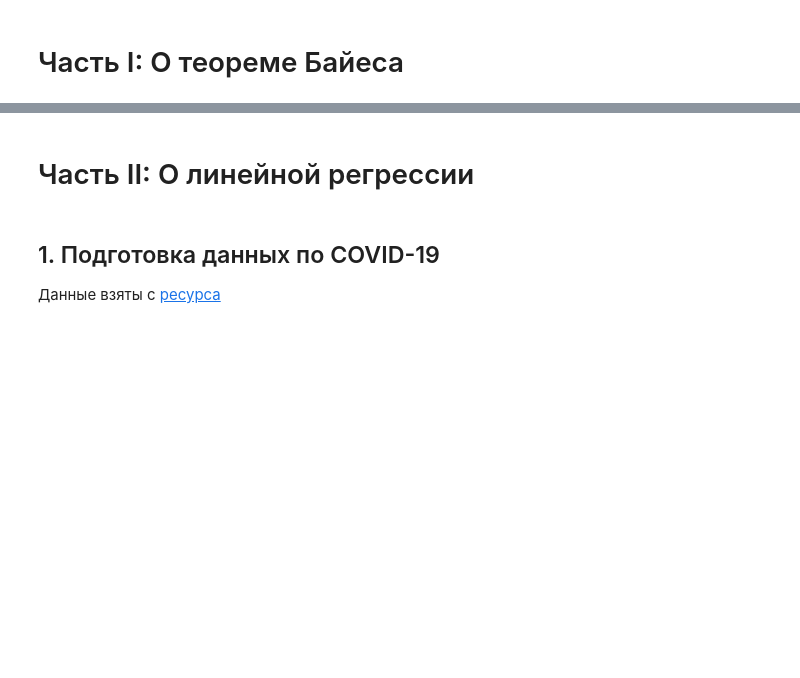
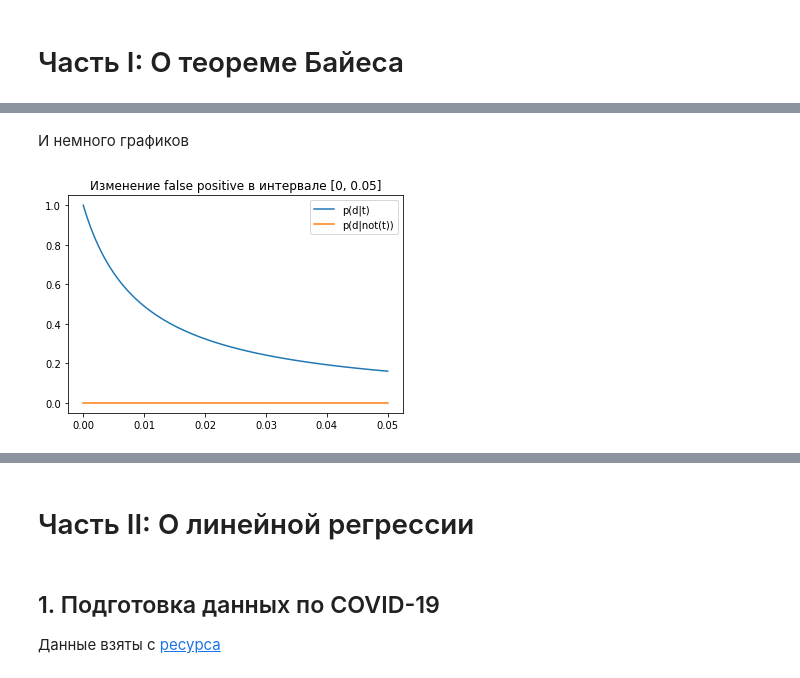
Before and after one commit to MelekhDA/made_advanced_ml, a Jupyter notebook: homework_1/homework_1.ipynb, the cells around one changed output, grey strips where cells are left out. Cells and saved outputs as stored; diff of their text form; code cells hidden in the pictures; blank space fills up the shorter version.

Commit message:
added graphs in 1.3

```diff
--- a/homework_1/homework_1.ipynb
+++ b/homework_1/homework_1.ipynb
@@ -79,3 +79,5 @@ $$
 ## Итог
 
 Таким образом, учитывая уровень прироста $ p(d|t) $ и уровень уменьшение $ p(d|\overline{t}) $, врачам лучше сосредоточиться на уменьшении вероятности ложноположительной ошибки, т.е. $ p(t|\overline{d}) $.
+# %% [markdown]
+И немного графиков
@@ -81,0 +130,10 @@ $$
+# %%
+collection_p_d_t, collection_p_d_not_t = generict_collection_prob()
+
+plt.plot(collection_p, collection_p_d_t, label='p(d|t)')
+plt.plot(collection_p, collection_p_d_not_t, label='p(d|not(t))')
+plt.title('Изменение false positive в интервале [0, 0.05]')
+plt.legend()
+plt.show()
+# %% [output]
+[figure, added]
```
Also changed, not shown: parts of 10 cells of this notebook.
